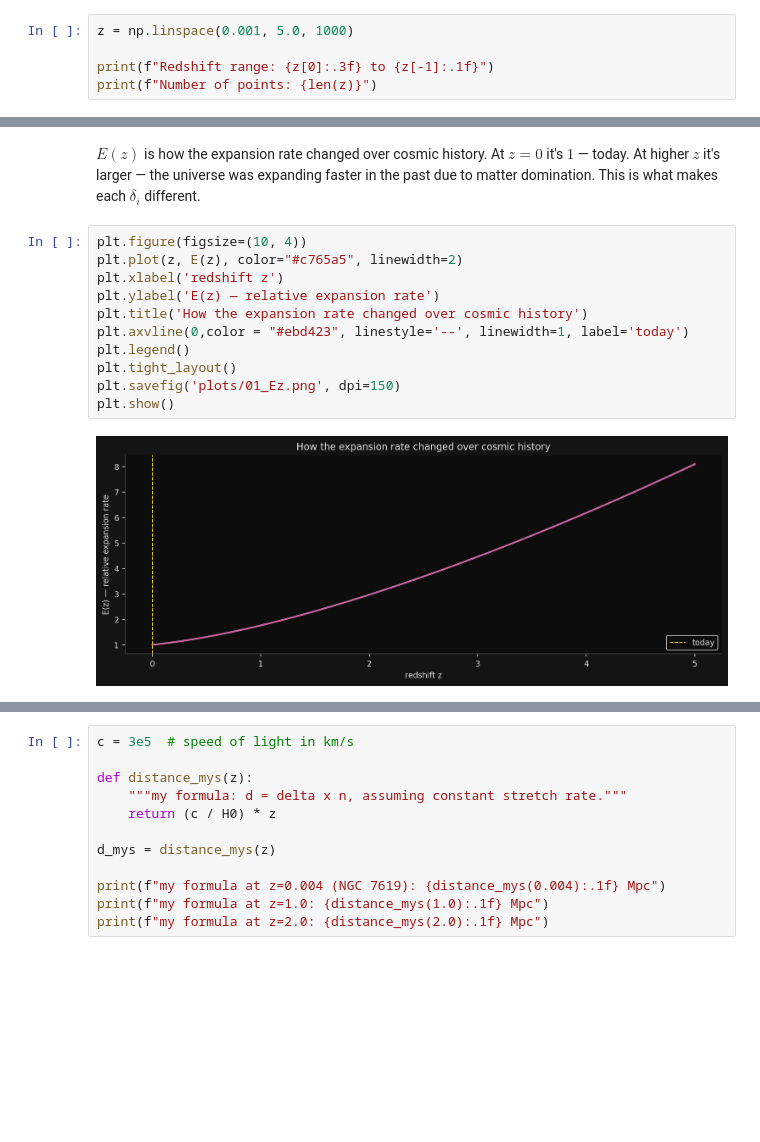
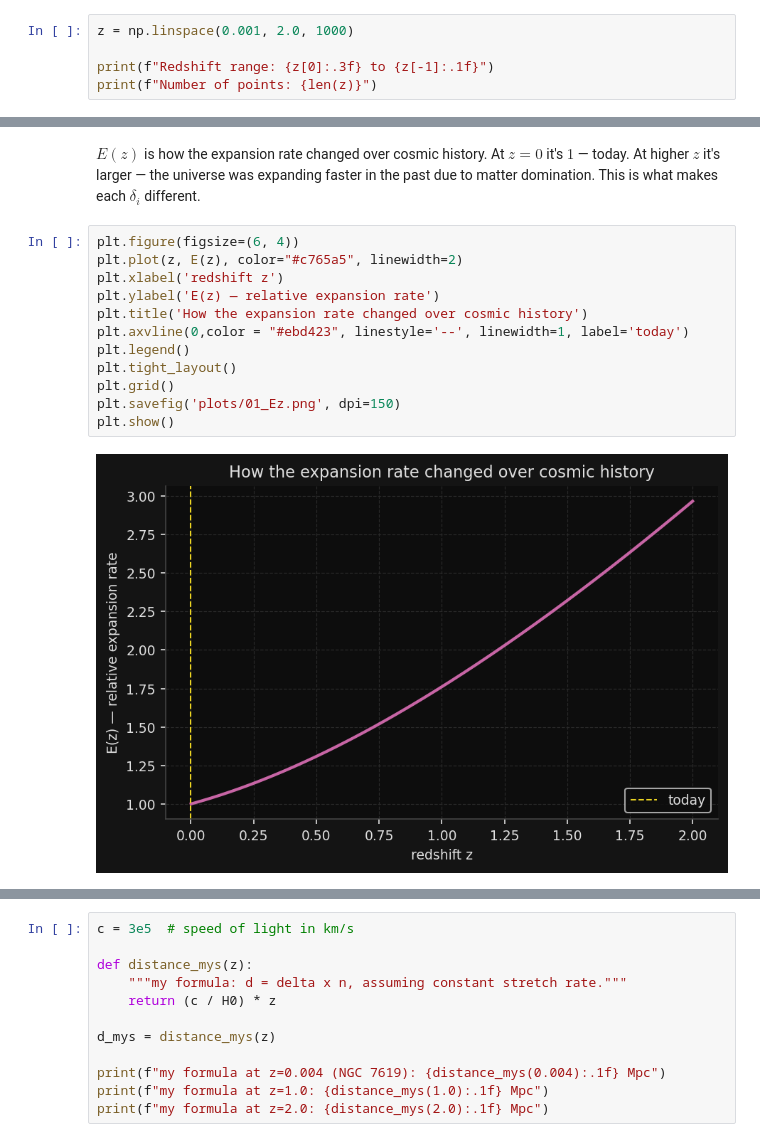
Before and after one commit to saniasingh211/Research, a Jupyter notebook: hubble_expansion.ipynb, the cells around one changed output, grey strips where cells are left out. Saved outputs shown, nothing was run; the diff lists cells and outputs as text; blank space fills up the shorter version.

```diff
--- a/hubble_expansion.ipynb
+++ b/hubble_expansion.ipynb
@@ -11,5 +11,5 @@ Ready.
 # %%
-z = np.linspace(0.001, 5.0, 1000)
+z = np.linspace(0.001, 2.0, 1000)
 
 print(f"Redshift range: {z[0]:.3f} to {z[-1]:.1f}")
 print(f"Number of points: {len(z)}")
@@ -44,14 +46,15 @@ $z = 0$ it's $1$ — today. At higher $z$ it's larger — the universe was expan
 # %%
-plt.figure(figsize=(10, 4))
+plt.figure(figsize=(6, 4))
 plt.plot(z, E(z), color="#c765a5", linewidth=2)
 plt.xlabel('redshift z')
 plt.ylabel('E(z) — relative expansion rate')
 plt.title('How the expansion rate changed over cosmic history')
 plt.axvline(0,color = "#ebd423", linestyle='--', linewidth=1, label='today')
 plt.legend()
 plt.tight_layout()
+plt.grid()
 plt.savefig('plots/01_Ez.png', dpi=150)
 plt.show()
 # %% [output]
-[figure, old version]
+[figure, new version]
 # %% [markdown]
```
Also changed, not shown: parts of 7 cells of this notebook, 3 other files.
